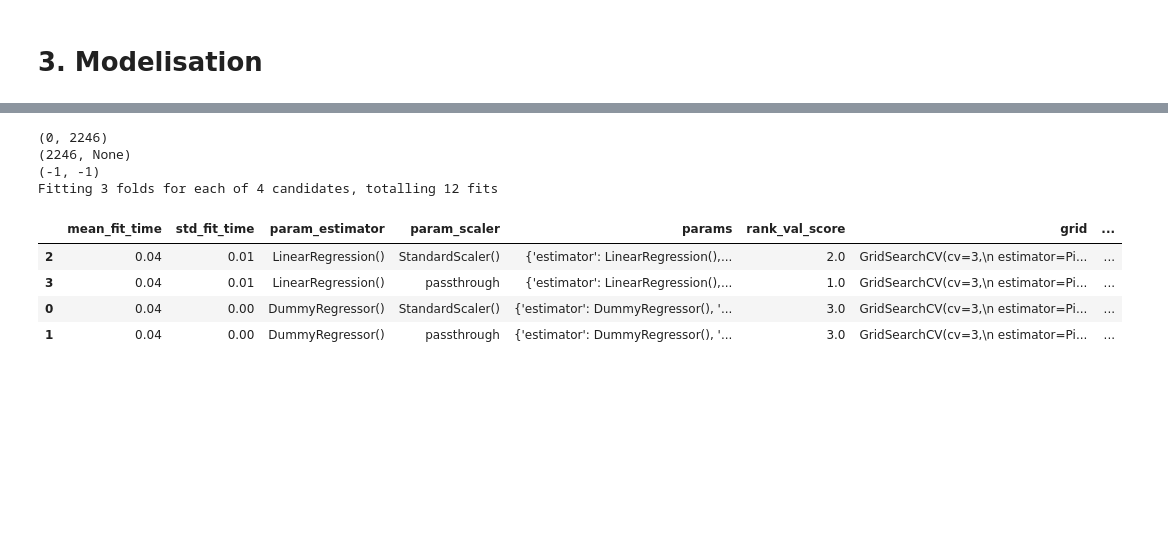
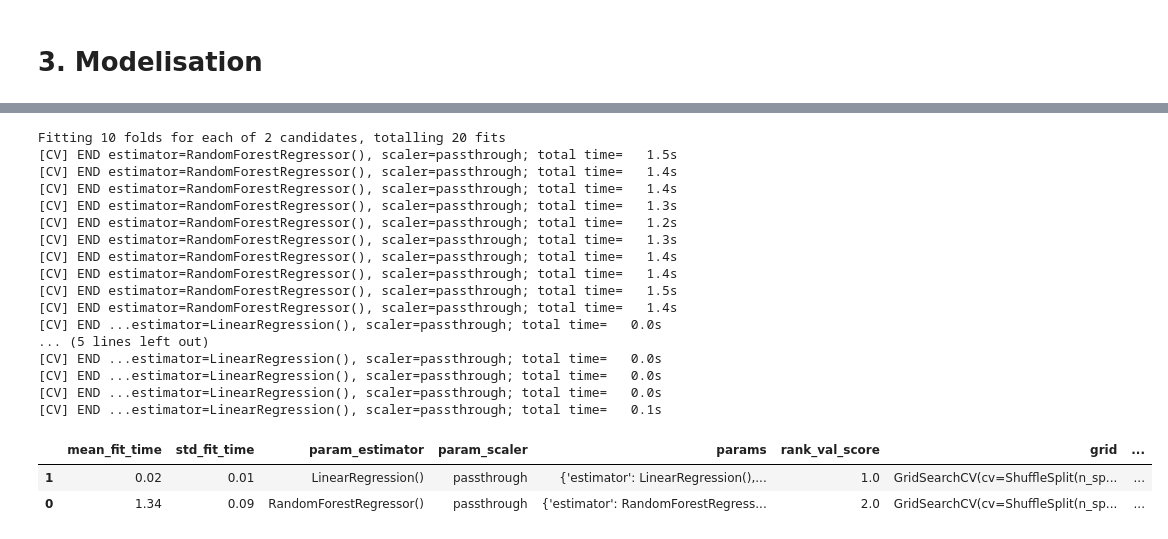
Before and after one commit to AlexandreGazagnes/gargaml, a Jupyter notebook: examples/seattle_modelisation.ipynb, the cells around one changed output, grey strips where cells are left out. Saved outputs shown, nothing was run; the diff lists cells and outputs as text; code cells hidden in the pictures; blank space fills up the shorter version.

```diff
--- a/examples/seattle_modelisation.ipynb
+++ b/examples/seattle_modelisation.ipynb
@@ -121,7 +110,7 @@ Data.load.list_all
 # %%
 # seattle 2016 :
 
-df = Data.load.seattle(year="2016", preclean=True)
+df = Data.Load.seattle(year="2016", preclean=True)
 df.head(2)
 # %% [output]
 |  | primarypropertytype | neighborhood | latitude | longitude | yearbuilt | numberofbuildings | numberoffloors | ... |
@@ -433,0 +407,9 @@ YY()
+# %%
+
+target = "siteenergyuse_kbtu"
+
+
+y = df["siteenergyuse_kbtu"]
+X = df.drop(columns = "siteenergyuse_kbtu")
+X = X.drop(columns="energystarscore")
+X
@@ -475,28 +477,19 @@ pipe = Pipeline(
 )
 
 param_grid = {
+
+    # "imputer"  : [KNNImputer(), SimpleImputer()],
     "scaler": [
-        StandardScaler(),
+        # StandardScaler(),
         # QuantileTransformer(n_quantiles=100),
         # Normalizer(),
         "passthrough",
     ],
     "estimator": [
-        DummyRegressor(),
-        # RandomForestRegressor(),
+        # DummyRegressor(),
+        RandomForestRegressor(),
         # XGBRegressor(),
         LinearRegression(),
     ],
 }
-
-grid = GridSearchCV(
-    pipe,
-    param_grid=param_grid,
-    cv=3,
-    n_jobs=1,
-    verbose=1,
-    return_train_score=True,
-)
-
-grid
 # %% [output]
@@ -513,20 +497,43 @@ GridSearchCV(cv=3,
 # %%
-grid.fit(data.X.train.select_dtypes(include=np.number), data.y.train)
+grid = GridSearchCV(
+    pipe,
+    param_grid=param_grid,
+    cv=ShuffleSplit(10, test_size=0.3),
+    n_jobs=1,
+    verbose=2,
+    return_train_score=True,
+)
+
+
+
+grid.fit(X.select_dtypes(include=np.number), y)
 
 results.update(
     grid,
     token=token,
     y_log=0,
     get_dummies=0,
     verbose=0,
+
 ).head(5)
 # %% [output]
-(0, 2246)
-(2246, None)
-(-1, -1)
-Fitting 3 folds for each of 4 candidates, totalling 12 fits
+Fitting 10 folds for each of 2 candidates, totalling 20 fits
+[CV] END estimator=RandomForestRegressor(), scaler=passthrough; total time=   1.5s
+[CV] END estimator=RandomForestRegressor(), scaler=passthrough; total time=   1.4s
+[CV] END estimator=RandomForestRegressor(), scaler=passthrough; total time=   1.4s
+[CV] END estimator=RandomForestRegressor(), scaler=passthrough; total time=   1.3s
+[CV] END estimator=RandomForestRegressor(), scaler=passthrough; total time=   1.2s
+[CV] END estimator=RandomForestRegressor(), scaler=passthrough; total time=   1.3s
+[CV] END estimator=RandomForestRegressor(), scaler=passthrough; total time=   1.4s
+[CV] END estimator=RandomForestRegressor(), scaler=passthrough; total time=   1.4s
+[CV] END estimator=RandomForestRegressor(), scaler=passthrough; total time=   1.5s
+[CV] END estimator=RandomForestRegressor(), scaler=passthrough; total time=   1.4s
+[CV] END ...estimator=LinearRegression(), scaler=passthrough; total time=   0.0s
+... (5 lines left out)
+[CV] END ...estimator=LinearRegression(), scaler=passthrough; total time=   0.0s
+[CV] END ...estimator=LinearRegression(), scaler=passthrough; total time=   0.0s
+[CV] END ...estimator=LinearRegression(), scaler=passthrough; total time=   0.0s
+[CV] END ...estimator=LinearRegression(), scaler=passthrough; total time=   0.1s
 |  | mean_fit_time | std_fit_time | param_estimator | param_scaler | params | rank_val_score | grid | ... |
-| 2 | 0.04 | 0.01 | LinearRegression() | StandardScaler() | {'estimator': LinearRegression(),... | 2.0 | GridSearchCV(cv=3,\n estimator=Pi... | ... |
-| 3 | 0.04 | 0.01 | LinearRegression() | passthrough | {'estimator': LinearRegression(),... | 1.0 | GridSearchCV(cv=3,\n estimator=Pi... | ... |
-| 0 | 0.04 | 0.00 | DummyRegressor() | StandardScaler() | {'estimator': DummyRegressor(), '... | 3.0 | GridSearchCV(cv=3,\n estimator=Pi... | ... |
-| 1 | 0.04 | 0.00 | DummyRegressor() | passthrough | {'estimator': DummyRegressor(), '... | 3.0 | GridSearchCV(cv=3,\n estimator=Pi... | ... |
+| 1 | 0.02 | 0.01 | LinearRegression() | passthrough | {'estimator': LinearRegression(),... | 1.0 | GridSearchCV(cv=ShuffleSplit(n_sp... | ... |
+| 0 | 1.34 | 0.09 | RandomForestRegressor() | passthrough | {'estimator': RandomForestRegress... | 2.0 | GridSearchCV(cv=ShuffleSplit(n_sp... | ... |
```
Also changed, not shown: parts of 27 cells of this notebook, 2 other files.
